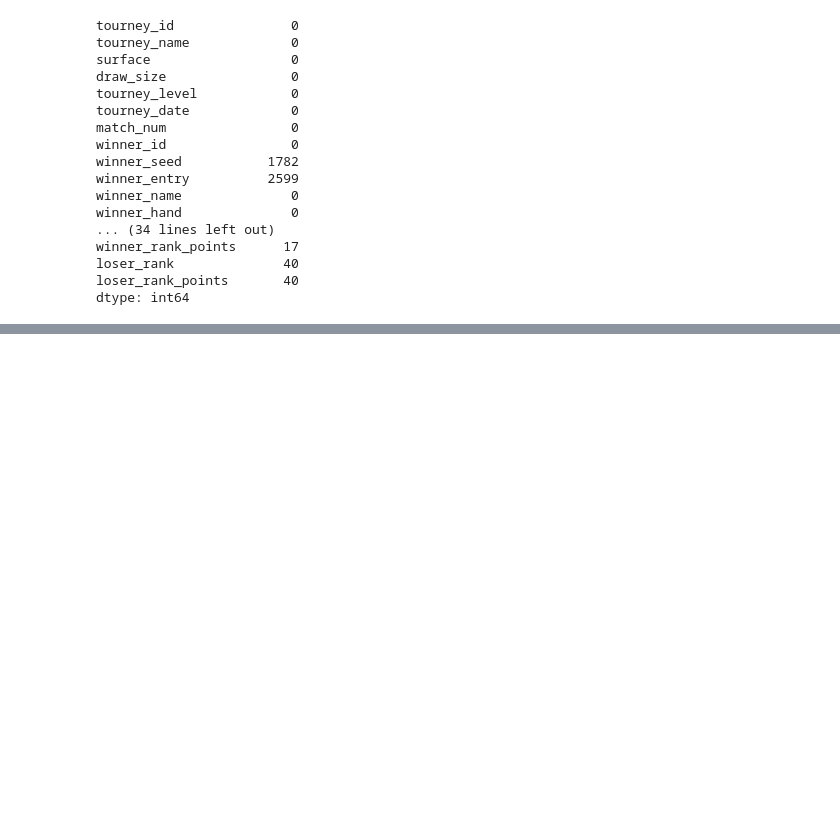
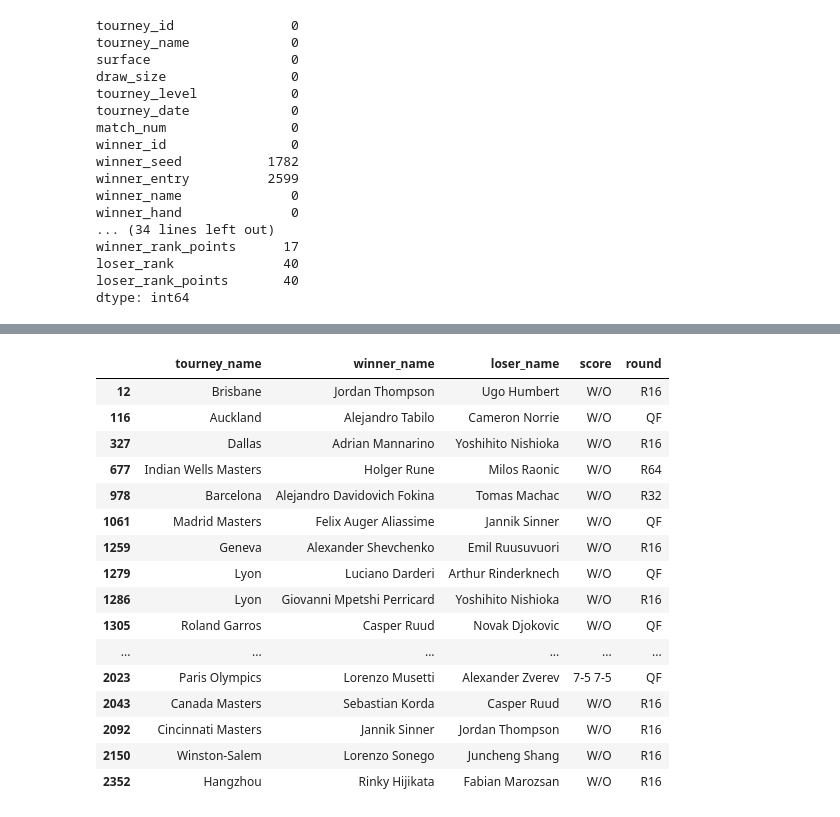
Before and after one commit to mahuetegia/tennis-performance-analysis, a Jupyter notebook: notebooks/exploracion.ipynb, the cells around one changed output, grey strips where cells are left out. Cells and saved outputs as stored; diff of their text form; code cells hidden in the pictures; blank space fills up the shorter version.

```diff
--- a/notebooks/exploracion.ipynb
+++ b/notebooks/exploracion.ipynb
@@ -80,0 +109,27 @@ Name: loser_entry, Length: 3076, dtype: str
+# %%
+estadisticas = [
+    "w_ace", "w_df", "w_svpt",
+    "l_ace", "l_df", "l_svpt"
+]
+
+df[df[estadisticas].isna().any(axis=1)][
+    ["tourney_name", "winner_name", "loser_name", "score", "round"]
+].head(20)
+# %% [output]
+|  | tourney_name | winner_name | loser_name | score | round |
+| 12 | Brisbane | Jordan Thompson | Ugo Humbert | W/O | R16 |
+| 116 | Auckland | Alejandro Tabilo | Cameron Norrie | W/O | QF |
+| 327 | Dallas | Adrian Mannarino | Yoshihito Nishioka | W/O | R16 |
+| 677 | Indian Wells Masters | Holger Rune | Milos Raonic | W/O | R64 |
+| 978 | Barcelona | Alejandro Davidovich Fokina | Tomas Machac | W/O | R32 |
+| 1061 | Madrid Masters | Felix Auger Aliassime | Jannik Sinner | W/O | QF |
+| 1259 | Geneva | Alexander Shevchenko | Emil Ruusuvuori | W/O | R16 |
+| 1279 | Lyon | Luciano Darderi | Arthur Rinderknech | W/O | QF |
+| 1286 | Lyon | Giovanni Mpetshi Perricard | Yoshihito Nishioka | W/O | R16 |
+| 1305 | Roland Garros | Casper Ruud | Novak Djokovic | W/O | QF |
+| ... | ... | ... | ... | ... | ... |
+| 2023 | Paris Olympics | Lorenzo Musetti | Alexander Zverev | 7-5 7-5 | QF |
+| 2043 | Canada Masters | Sebastian Korda | Casper Ruud | W/O | R16 |
+| 2092 | Cincinnati Masters | Jannik Sinner | Jordan Thompson | W/O | R16 |
+| 2150 | Winston-Salem | Lorenzo Sonego | Juncheng Shang | W/O | R16 |
+| 2352 | Hangzhou | Rinky Hijikata | Fabian Marozsan | W/O | R16 |
```
Also changed, not shown: parts of 5 cells of this notebook, 1 other file.
